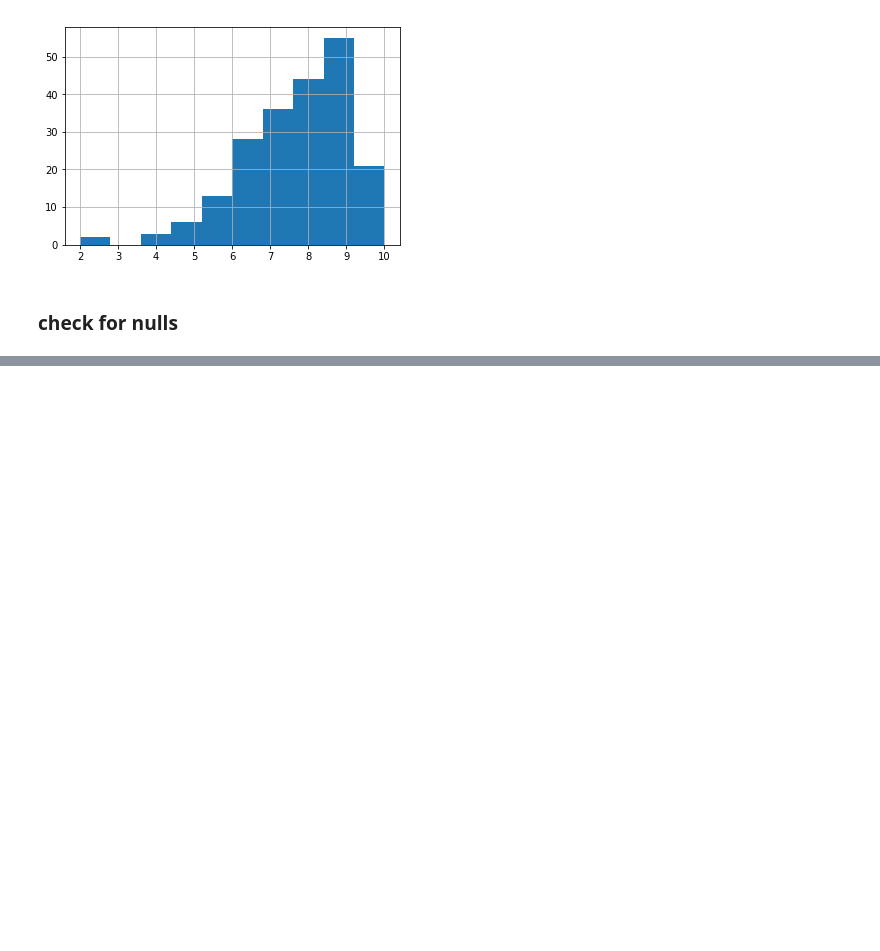
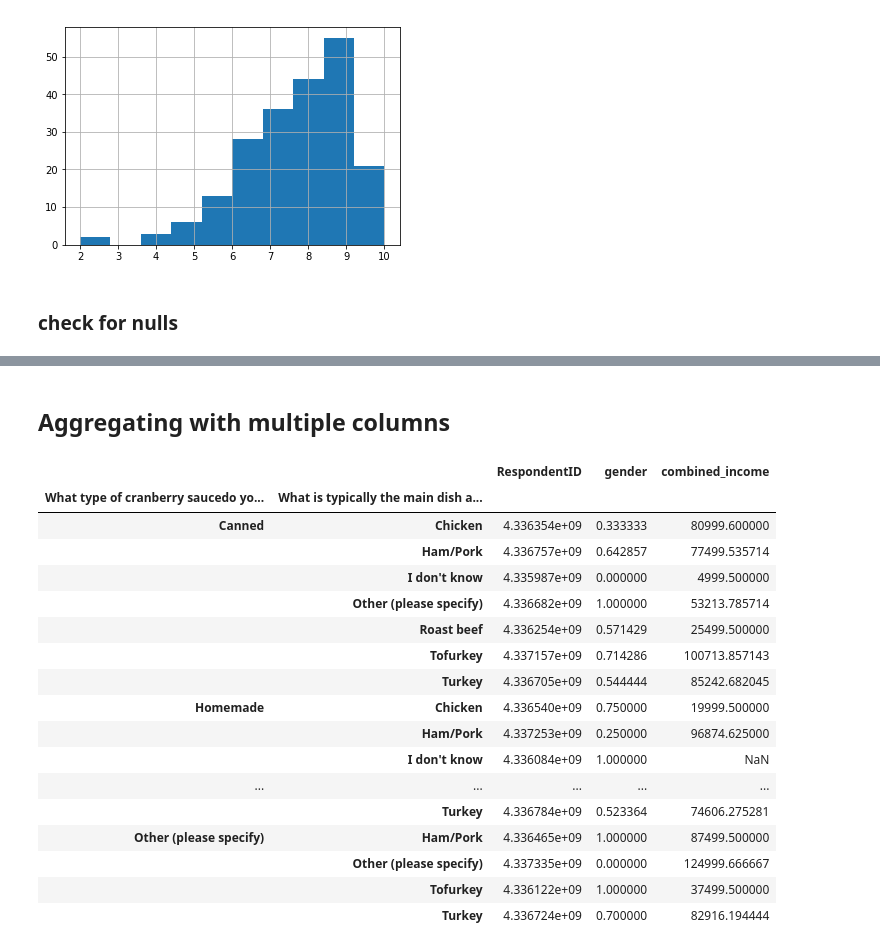
Before and after one commit to dynamicdeploy/datasec, a Jupyter notebook: Pandas Tutorial.ipynb, the cells around one changed output, grey strips where cells are left out. Saved outputs shown, nothing was run; the diff lists cells and outputs as text; code cells hidden in the pictures; blank space fills up the shorter version.

```diff
--- a/Pandas Tutorial.ipynb
+++ b/Pandas Tutorial.ipynb
@@ -769,0 +780,5 @@ group.head()
+# %%
+import pandas as pd
+
+data = pd.read_csv("thanksgiving-2015-poll-data.csv", encoding="Latin-1")
+describe_dataframe(data)
@@ -769,0 +1088,25 @@ group.head()
+# %% [markdown]
+## Aggregating with multiple columns
+# %%
+# find the average income of people who eat Homemade cranberry sauce and Tofurkey
+grouped = data.groupby(["What type of cranberry saucedo you typically have?", "What is typically the main dish at your Thanksgiving dinner?"])
+grouped.agg(np.mean)
+# %% [output]
+|  |  | RespondentID | gender | combined_income |
+| What type of cranberry saucedo yo... | What is typically the main dish a... |  |  |  |
+| Canned | Chicken | 4.336354e+09 | 0.333333 | 80999.600000 |
+|  | Ham/Pork | 4.336757e+09 | 0.642857 | 77499.535714 |
+|  | I don't know | 4.335987e+09 | 0.000000 | 4999.500000 |
+|  | Other (please specify) | 4.336682e+09 | 1.000000 | 53213.785714 |
+|  | Roast beef | 4.336254e+09 | 0.571429 | 25499.500000 |
+|  | Tofurkey | 4.337157e+09 | 0.714286 | 100713.857143 |
+|  | Turkey | 4.336705e+09 | 0.544444 | 85242.682045 |
+| Homemade | Chicken | 4.336540e+09 | 0.750000 | 19999.500000 |
+|  | Ham/Pork | 4.337253e+09 | 0.250000 | 96874.625000 |
+|  | I don't know | 4.336084e+09 | 1.000000 | NaN |
+| ... | ... | ... | ... | ... |
+|  | Turkey | 4.336784e+09 | 0.523364 | 74606.275281 |
+| Other (please specify) | Ham/Pork | 4.336465e+09 | 1.000000 | 87499.500000 |
+|  | Other (please specify) | 4.337335e+09 | 0.000000 | 124999.666667 |
+|  | Tofurkey | 4.336122e+09 | 1.000000 | 37499.500000 |
+|  | Turkey | 4.336724e+09 | 0.700000 | 82916.194444 |
```
Also changed, not shown: parts of 47 cells of this notebook, 1 other file.
